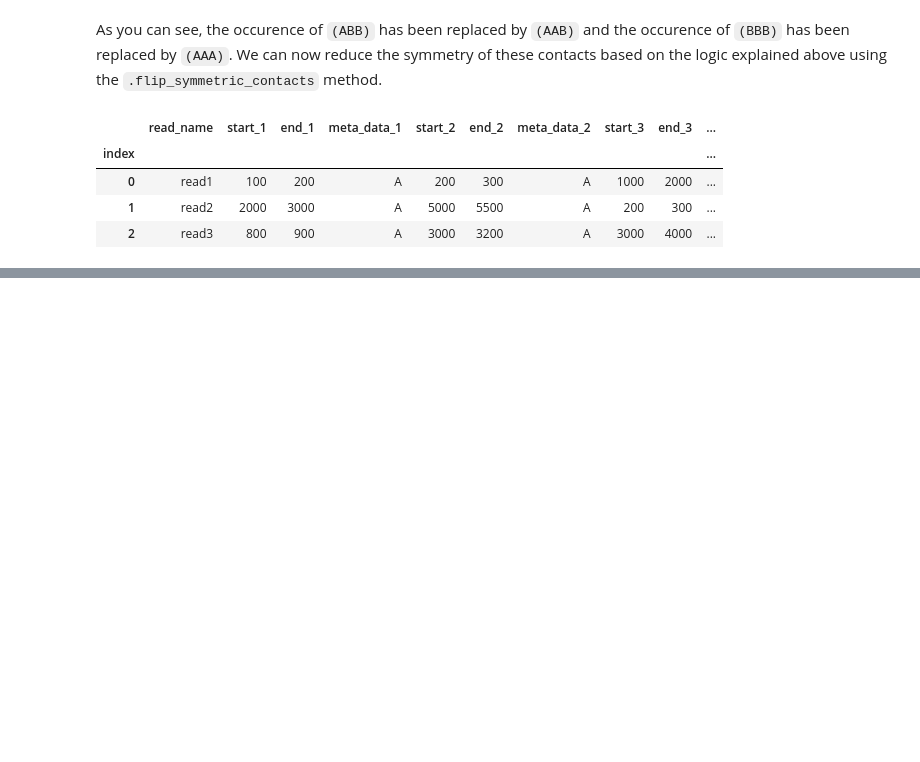
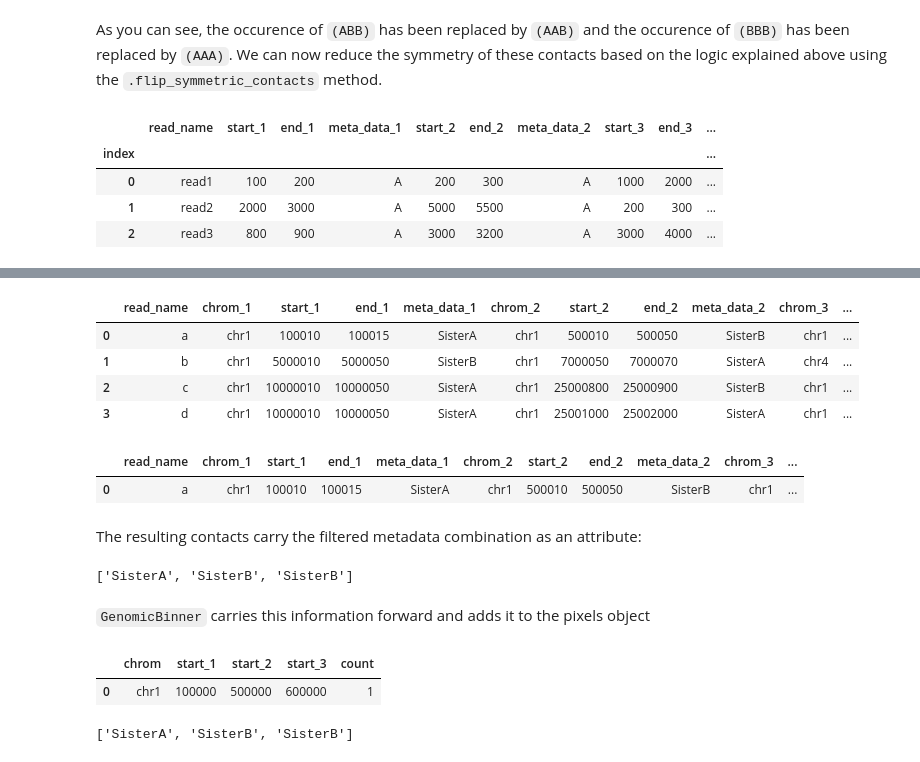
Before and after one commit to gerlichlab/spoc, a Jupyter notebook: notebooks/data_structures.ipynb, the cells around one changed output, grey strips where cells are left out. Saved outputs shown, nothing was run; the diff lists cells and outputs as text; code cells hidden in the pictures; blank space fills up the shorter version.

```diff
--- a/notebooks/data_structures.ipynb
+++ b/notebooks/data_structures.ipynb
@@ -266,0 +323,8 @@ flipped_labelled_contacts.data.head().filter(regex="(read_name|start|end|meta_da
+# %%
+contacts.data.head().filter(regex="(read_name|chrom|start|end|meta_data)")
+# %% [output]
+|  | read_name | chrom_1 | start_1 | end_1 | meta_data_1 | chrom_2 | start_2 | end_2 | meta_data_2 | chrom_3 | ... |
+| 0 | a | chr1 | 100010 | 100015 | SisterA | chr1 | 500010 | 500050 | SisterB | chr1 | ... |
+| 1 | b | chr1 | 5000010 | 5000050 | SisterB | chr1 | 7000050 | 7000070 | SisterA | chr4 | ... |
+| 2 | c | chr1 | 10000010 | 10000050 | SisterA | chr1 | 25000800 | 25000900 | SisterB | chr1 | ... |
+| 3 | d | chr1 | 10000010 | 10000050 | SisterA | chr1 | 25001000 | 25002000 | SisterA | chr1 | ... |
@@ -266,0 +333,13 @@ flipped_labelled_contacts.data.head().filter(regex="(read_name|start|end|meta_da
+# %%
+filtered_contacts.data.head().filter(regex="(read_name|chrom|start|end|meta_data)")
+# %% [output]
+|  | read_name | chrom_1 | start_1 | end_1 | meta_data_1 | chrom_2 | start_2 | end_2 | meta_data_2 | chrom_3 | ... |
+| 0 | a | chr1 | 100010 | 100015 | SisterA | chr1 | 500010 | 500050 | SisterB | chr1 | ... |
+# %% [markdown]
+The resulting contacts carry the filtered metadata combination as an attribute:
+# %%
+filtered_contacts.metadata_combi
+# %% [output]
+['SisterA', 'SisterB', 'SisterB']
+# %% [markdown]
+`GenomicBinner` carries this information forward and adds it to the pixels object
@@ -266,0 +348,9 @@ flipped_labelled_contacts.data.head().filter(regex="(read_name|start|end|meta_da
+# %%
+pixels_filtered.data.head()
+# %% [output]
+|  | chrom | start_1 | start_2 | start_3 | count |
+| 0 | chr1 | 100000 | 500000 | 600000 | 1 |
+# %%
+pixels_filtered.metadata_combi
+# %% [output]
+['SisterA', 'SisterB', 'SisterB']
```
Also changed, not shown: parts of 16 cells of this notebook, 8 other files.
